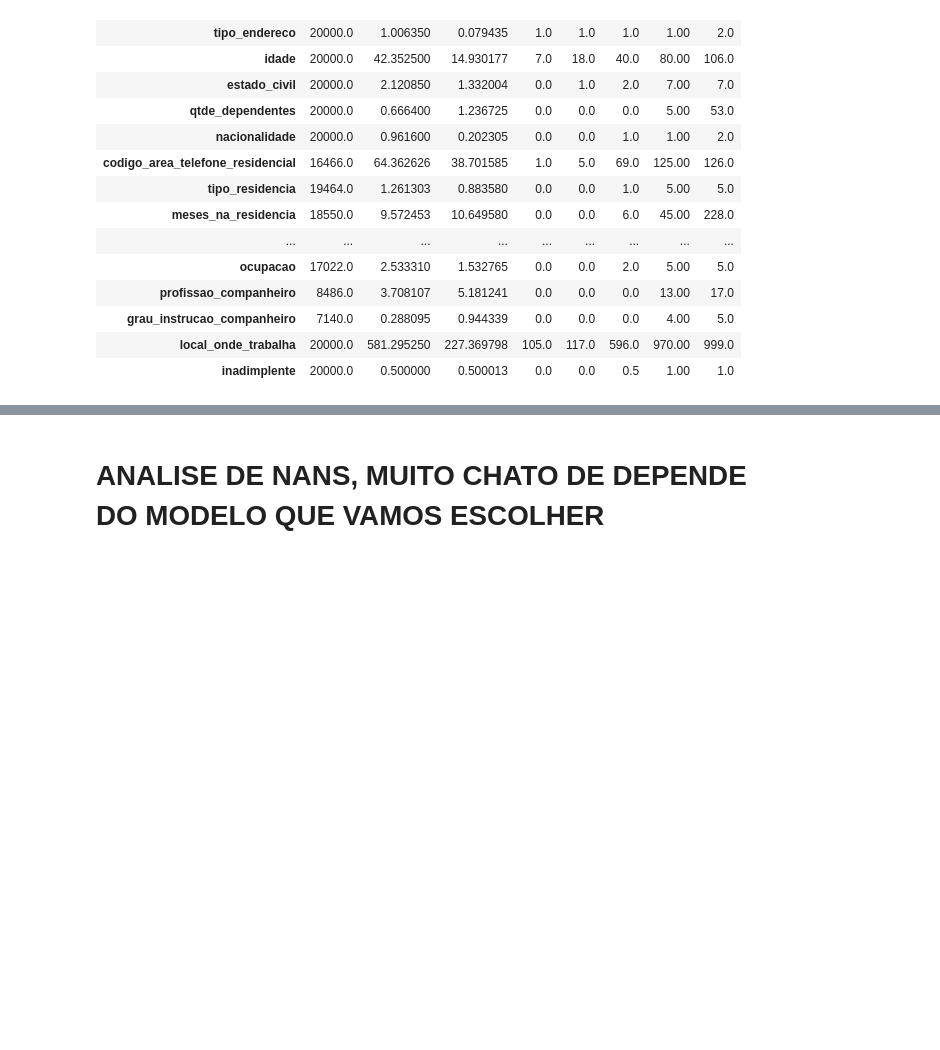
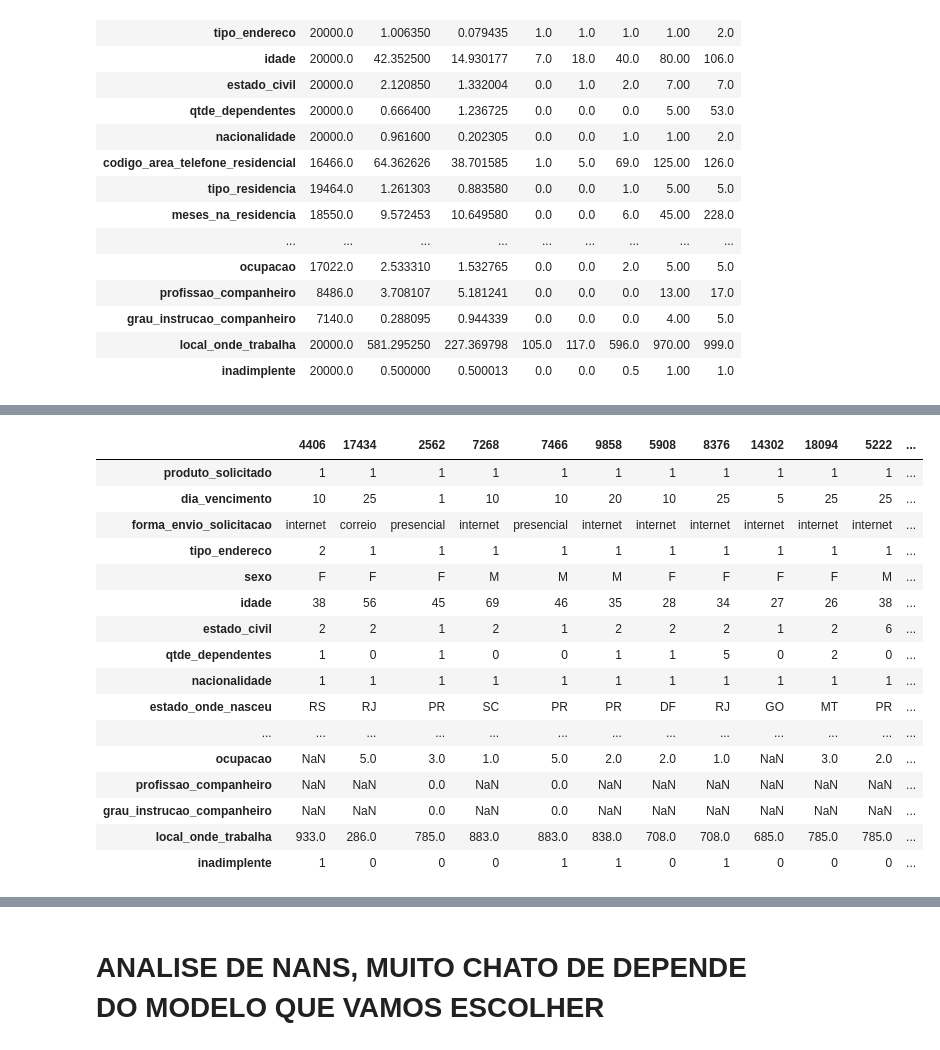
Before and after one commit to rafaelsgabriel/machine-learning-credit-approver, a Jupyter notebook: main.ipynb, the cells around one changed output, grey strips where cells are left out. Drawn from its saved outputs; the diff is of its cells as text; code cells hidden in the pictures; blank space fills up the shorter version.

```diff
--- a/main.ipynb
+++ b/main.ipynb
@@ -146,0 +159,20 @@ Com a tabela acima é possível identificar algumas colunas com possíveis *outl
+# %%
+df.nlargest(20, "valor_patrimonio_pessoal").T
+# %% [output]
+|  | 4406 | 17434 | 2562 | 7268 | 7466 | 9858 | 5908 | 8376 | 14302 | 18094 | 5222 | ... |
+| produto_solicitado | 1 | 1 | 1 | 1 | 1 | 1 | 1 | 1 | 1 | 1 | 1 | ... |
+| dia_vencimento | 10 | 25 | 1 | 10 | 10 | 20 | 10 | 25 | 5 | 25 | 25 | ... |
+| forma_envio_solicitacao | internet | correio | presencial | internet | presencial | internet | internet | internet | internet | internet | internet | ... |
+| tipo_endereco | 2 | 1 | 1 | 1 | 1 | 1 | 1 | 1 | 1 | 1 | 1 | ... |
+| sexo | F | F | F | M | M | M | F | F | F | F | M | ... |
+| idade | 38 | 56 | 45 | 69 | 46 | 35 | 28 | 34 | 27 | 26 | 38 | ... |
+| estado_civil | 2 | 2 | 1 | 2 | 1 | 2 | 2 | 2 | 1 | 2 | 6 | ... |
+| qtde_dependentes | 1 | 0 | 1 | 0 | 0 | 1 | 1 | 5 | 0 | 2 | 0 | ... |
+| nacionalidade | 1 | 1 | 1 | 1 | 1 | 1 | 1 | 1 | 1 | 1 | 1 | ... |
+| estado_onde_nasceu | RS | RJ | PR | SC | PR | PR | DF | RJ | GO | MT | PR | ... |
+| ... | ... | ... | ... | ... | ... | ... | ... | ... | ... | ... | ... | ... |
+| ocupacao | NaN | 5.0 | 3.0 | 1.0 | 5.0 | 2.0 | 2.0 | 1.0 | NaN | 3.0 | 2.0 | ... |
+| profissao_companheiro | NaN | NaN | 0.0 | NaN | 0.0 | NaN | NaN | NaN | NaN | NaN | NaN | ... |
+| grau_instrucao_companheiro | NaN | NaN | 0.0 | NaN | 0.0 | NaN | NaN | NaN | NaN | NaN | NaN | ... |
+| local_onde_trabalha | 933.0 | 286.0 | 785.0 | 883.0 | 883.0 | 838.0 | 708.0 | 708.0 | 685.0 | 785.0 | 785.0 | ... |
+| inadimplente | 1 | 0 | 0 | 0 | 1 | 1 | 0 | 1 | 0 | 0 | 0 | ... |
```
Also changed, not shown: parts of 6 cells of this notebook.
